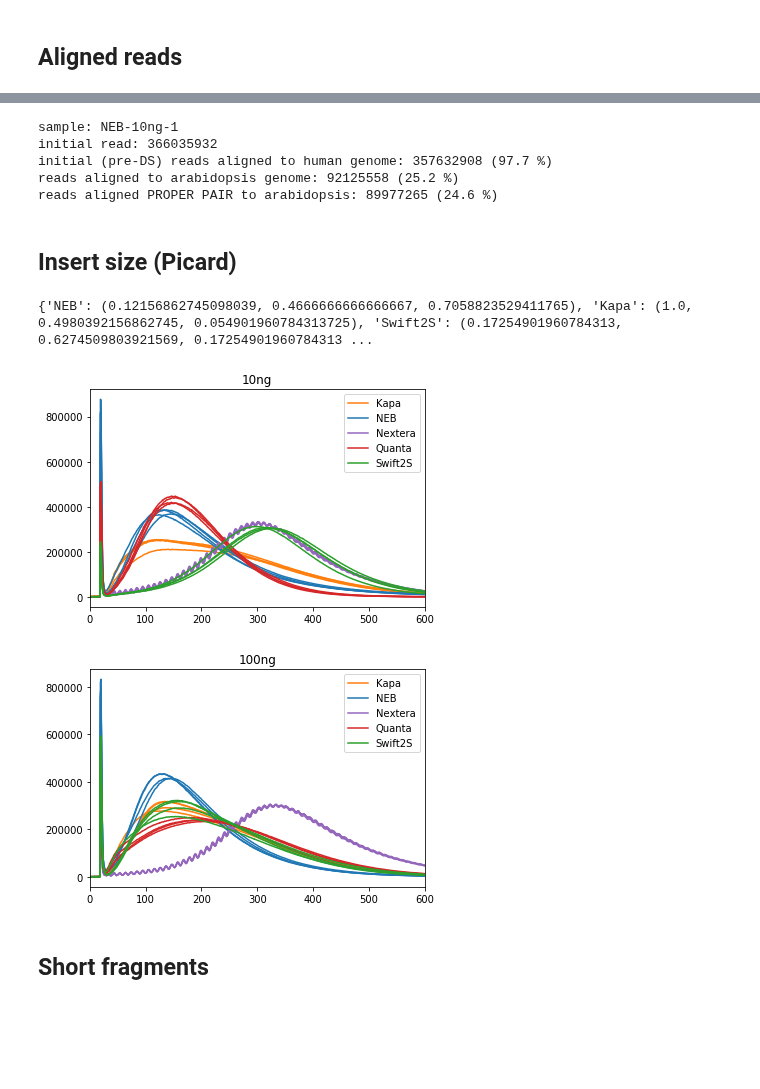
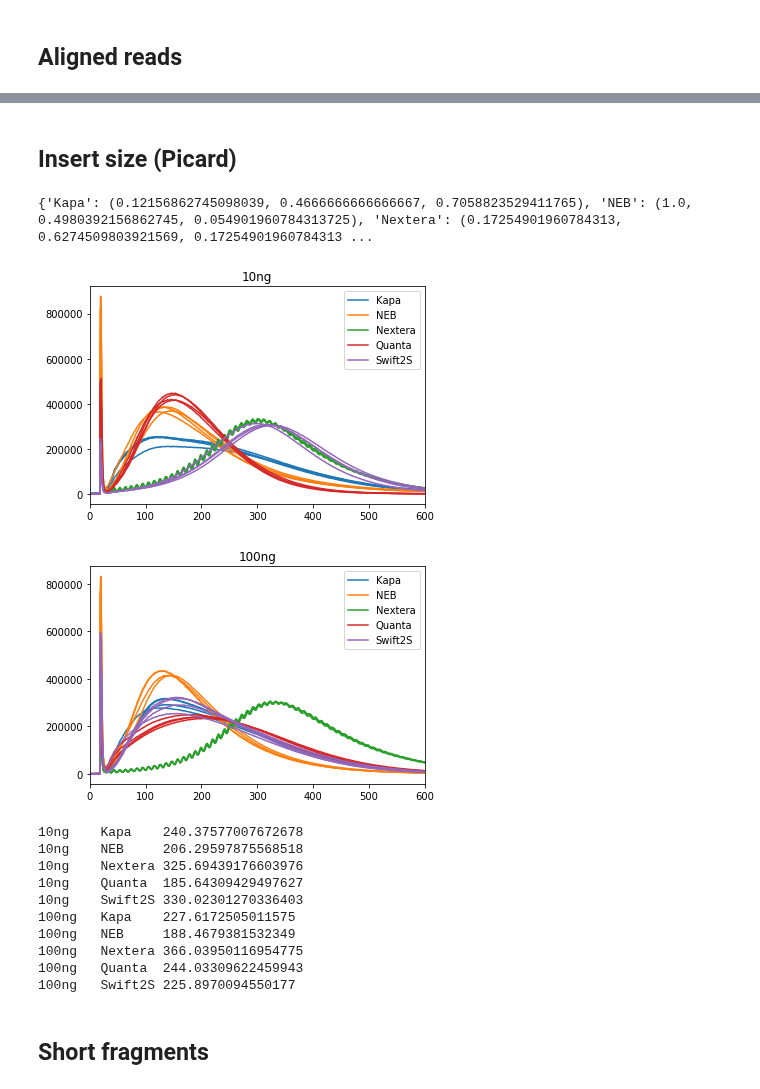
Before and after one commit to fa2k/comparison, a Jupyter notebook: Main_analysis.ipynb, the cells around one changed output, grey strips where cells are left out. Cells and saved outputs as stored; diff of their text form; code cells hidden in the pictures; blank space fills up the shorter version.

```diff
--- a/Main_analysis.ipynb
+++ b/Main_analysis.ipynb
@@ -126,16 +127,26 @@ in_reads_df = pd.DataFrame(inital_read_counts)
 dd_reads_df = pd.DataFrame(dedup_read_counts)
 arabidopsis_df = pd.DataFrame(arabidopsis_samples).convert_objects(convert_numeric=True)
 
+
 df = pd.merge(
     pd.merge(
-        pd.merge(
-            main_df,
-            arabidopsis_df,
-            on='LIBRARY', suffixes=('', '_AR')).reindex(),
+        main_df,
         in_reads_df,
         on='LIBRARY').reindex(),
     dd_reads_df,
     on='LIBRARY')
+
+# WITH DOPSIS
+#df = pd.merge(
+#    pd.merge(
+#        pd.merge(
+#            main_df,
+#            arabidopsis_df,
+#            on='LIBRARY', suffixes=('', '_AR')).reindex(),
+#        in_reads_df,
+#        on='LIBRARY').reindex(),
+#    dd_reads_df,
+#    on='LIBRARY')
 df.dtypes[0:10]
 # %% [output]
 For all other conversions use the data-type specific converters pd.to_datetime, pd.to_timedelta and pd.to_numeric.
@@ -261,41 +272,56 @@ FLAG_2_NREADS_NEB_10ng_1 = 89977265# Filtered on SAM flag 2
 assert sample.LIBRARY == "NEB-10ng-1"
 print("reads aligned PROPER PAIR to arabidopsis: {} ({:.1f} %)".format(
         FLAG_2_NREADS_NEB_10ng_1, (FLAG_2_NREADS_NEB_10ng_1 * 100 /sample.INITIAL_READS)) )
-# %% [output]
-sample: NEB-10ng-1
-initial read: 366035932
-initial (pre-DS) reads aligned to human genome: 357632908 (97.7 %)
-reads aligned to arabidopsis genome: 92125558 (25.2 %)
-reads aligned PROPER PAIR to arabidopsis: 89977265 (24.6 %)
 # %% [markdown]
 ## Insert size (Picard)
 # %%
 colours = sns.color_palette()
-kits = set(df['Kit'])
+kits = df.Kit.cat.categories
 KIT_COL = dict(zip(kits, colours))
 print(KIT_COL)
 # %% [output]
-{'NEB': (0.12156862745098039, 0.4666666666666667, 0.7058823529411765), 'Kapa': (1.0, 0.4980392156862745, 0.054901960784313725), 'Swift2S': (0.17254901960784313, 0.6274509803921569, 0.17254901960784313 ...
+{'Kapa': (0.12156862745098039, 0.4666666666666667, 0.7058823529411765), 'NEB': (1.0, 0.4980392156862745, 0.054901960784313725), 'Nextera': (0.17254901960784313, 0.6274509803921569, 0.17254901960784313 ...
 # %%
-
+mean_insert_sizes = []
 for conc in ["10ng", "100ng"]:
     legends = set()
     plt.figure()
     plt.xlim(0, 600)
     plt.title(conc)
     for kit, group in df[df.Conc==conc].groupby(("Kit"), as_index=False):
         colour = KIT_COL[kit]
+        means = []
         for ix, (xs, ys) in group[['insert_size', 'All_Reads.fr_count']].iterrows():
             if not kit in legends:
                 plt.plot(xs, ys, color=colour, label=kit)
                 legends.add(kit)
             else:
                 plt.plot(xs, ys, color=colour)
+            # Mean
+            values = np.array(xs)
+            weights = np.array(ys)
+            means.append(sum(weights*values) / sum(weights))
+        mean_insert_sizes.append((conc, kit, sum(means) / len(means)))
+
     plt.legend()
     plt.savefig("presentation/insert_size_{}.pdf".format(conc))
 # %% [output]
-[figure, old version]
+[figure, new version]
-[figure, old version]
+[figure, new version]
+# %%
+for vvv in mean_insert_sizes:
+    print(*vvv, sep="\t")
+# %% [output]
+10ng    Kapa    240.37577007672678
+10ng    NEB     206.29597875568518
+10ng    Nextera 325.69439176603976
+10ng    Quanta  185.64309429497627
+10ng    Swift2S 330.02301270336403
+100ng   Kapa    227.6172505011575
+100ng   NEB     188.4679381532349
+100ng   Nextera 366.03950116954775
+100ng   Quanta  244.03309622459943
+100ng   Swift2S 225.8970094550177
 # %% [markdown]
 ## Short fragments
 # %%
```
Also changed, not shown: parts of 18 cells of this notebook.
